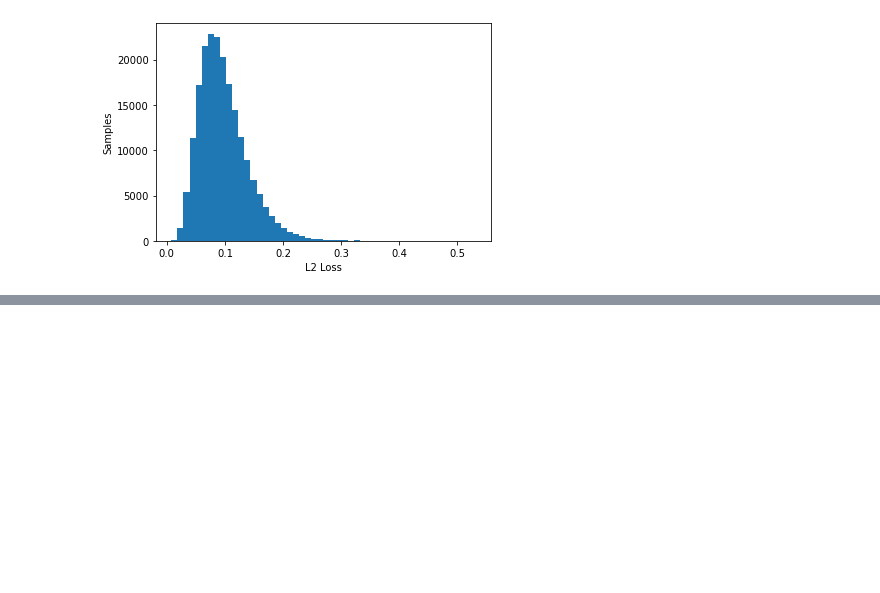
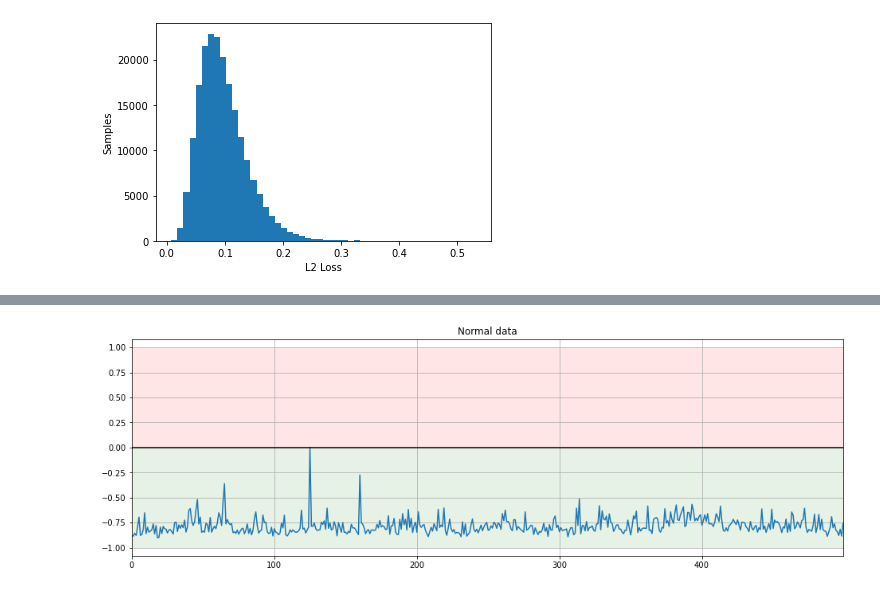
Before and after one commit to antonionicampos/anomaly-detection, a Jupyter notebook: model_training.ipynb, the cells around one changed output, grey strips where cells are left out. Drawn from its saved outputs; the diff is of its cells as text; code cells hidden in the pictures; blank space fills up the shorter version.

```diff
--- a/model_training.ipynb
+++ b/model_training.ipynb
@@ -197,0 +314,17 @@ plt.show()
+# %%
+normal_samples = 500
+normal_kpi = clf.decision_function(normal_encoded.iloc[:normal_samples, :-1].values)
+# %%
+x = np.arange(normal_samples)
+
+fig, ax = plt.subplots(figsize=(16, 5))
+ax.plot(x, np.tanh(normal_kpi))
+ax.grid()
+ax.axhline(color='black')
+ax.fill_between(x, 0, -1, facecolor='green', alpha=0.1)
+ax.fill_between(x, 0, 1, facecolor='red', alpha=0.1)
+ax.margins(x=0, y=0.04)
+ax.set_title('Normal data')
+plt.show()
+# %% [output]
+[figure, added]
```
Also changed, not shown: parts of 17 cells of this notebook.
